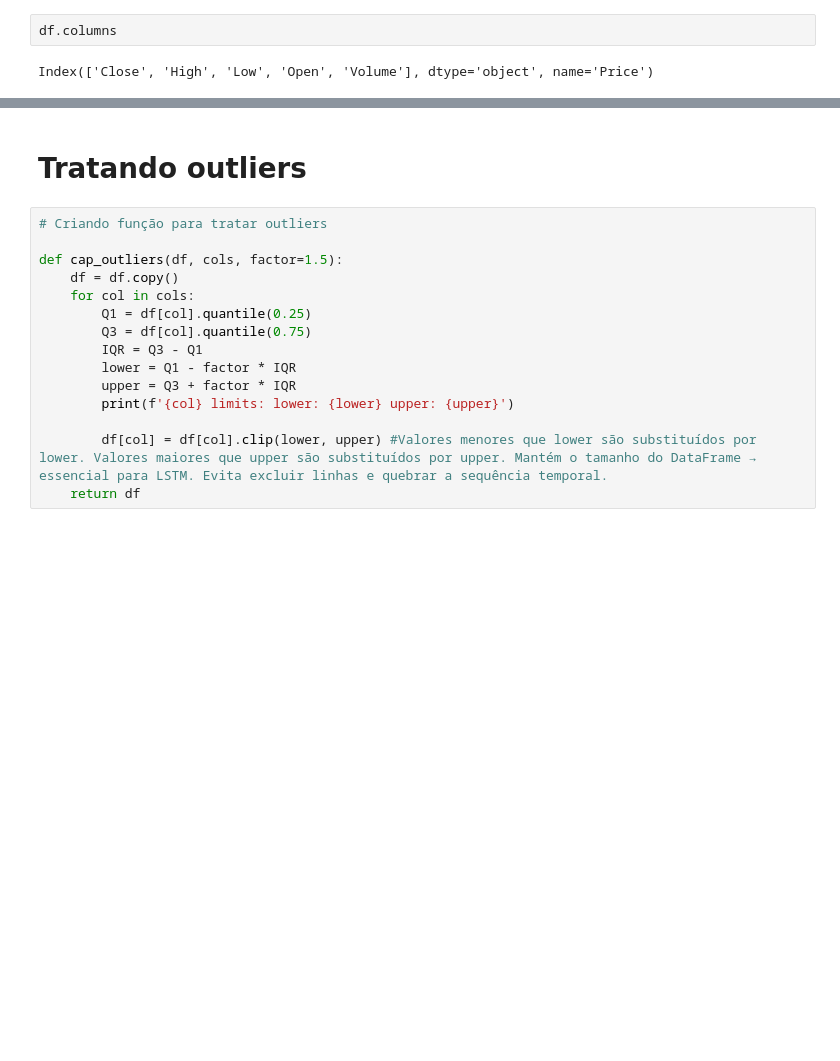
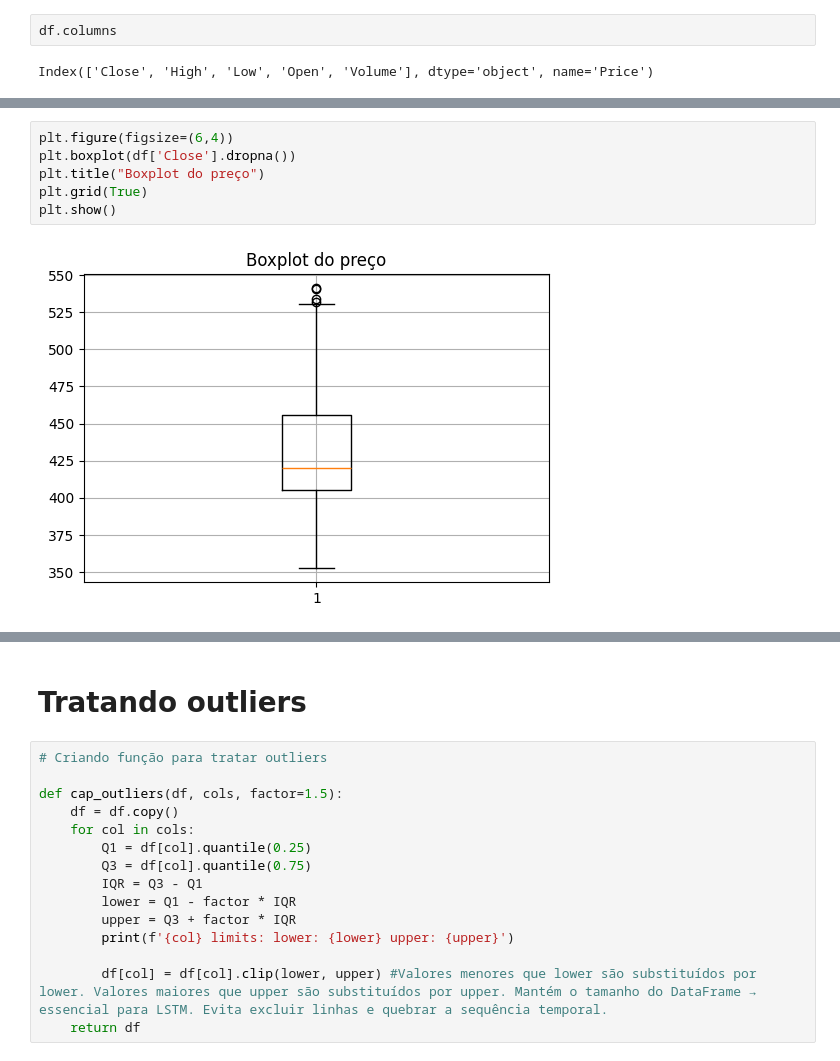
Before and after one commit to tiagoparibeiro/5mlet-tc4-lstm, a Jupyter notebook: notebooks/exploracao.ipynb, the cells around one changed output, grey strips where cells are left out. Drawn from its saved outputs; the diff is of its cells as text; blank space fills up the shorter version.

```diff
--- a/notebooks/exploracao.ipynb
+++ b/notebooks/exploracao.ipynb
@@ -95,0 +143,8 @@ Index(['Close', 'High', 'Low', 'Open', 'Volume'], dtype='object', name='Price')
+# %%
+plt.figure(figsize=(6,4))
+plt.boxplot(df['Close'].dropna())
+plt.title("Boxplot do preço")
+plt.grid(True)
+plt.show()
+# %% [output]
+[figure, added]
```
Also changed, not shown: parts of 16 cells of this notebook, 1 other file.
